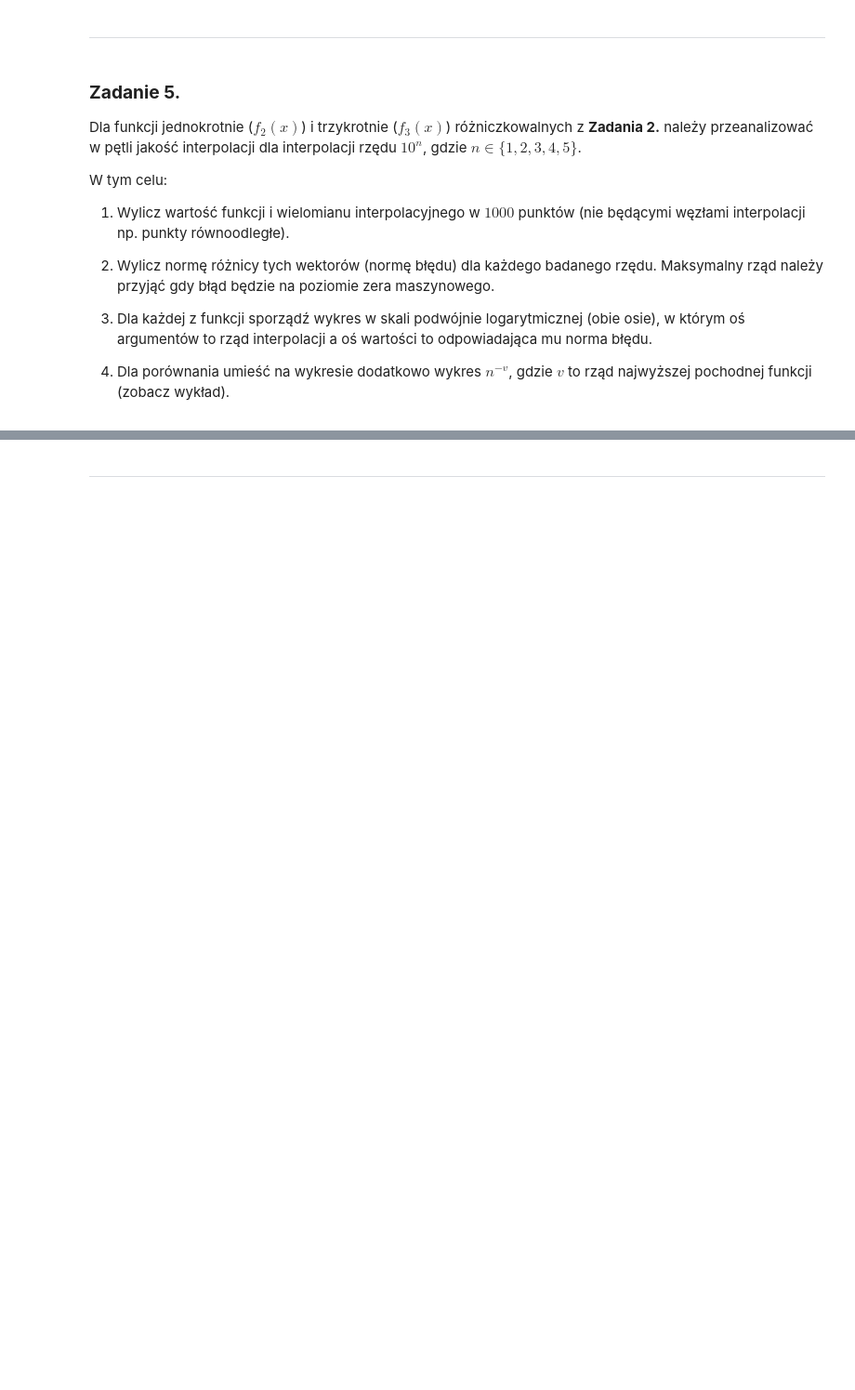
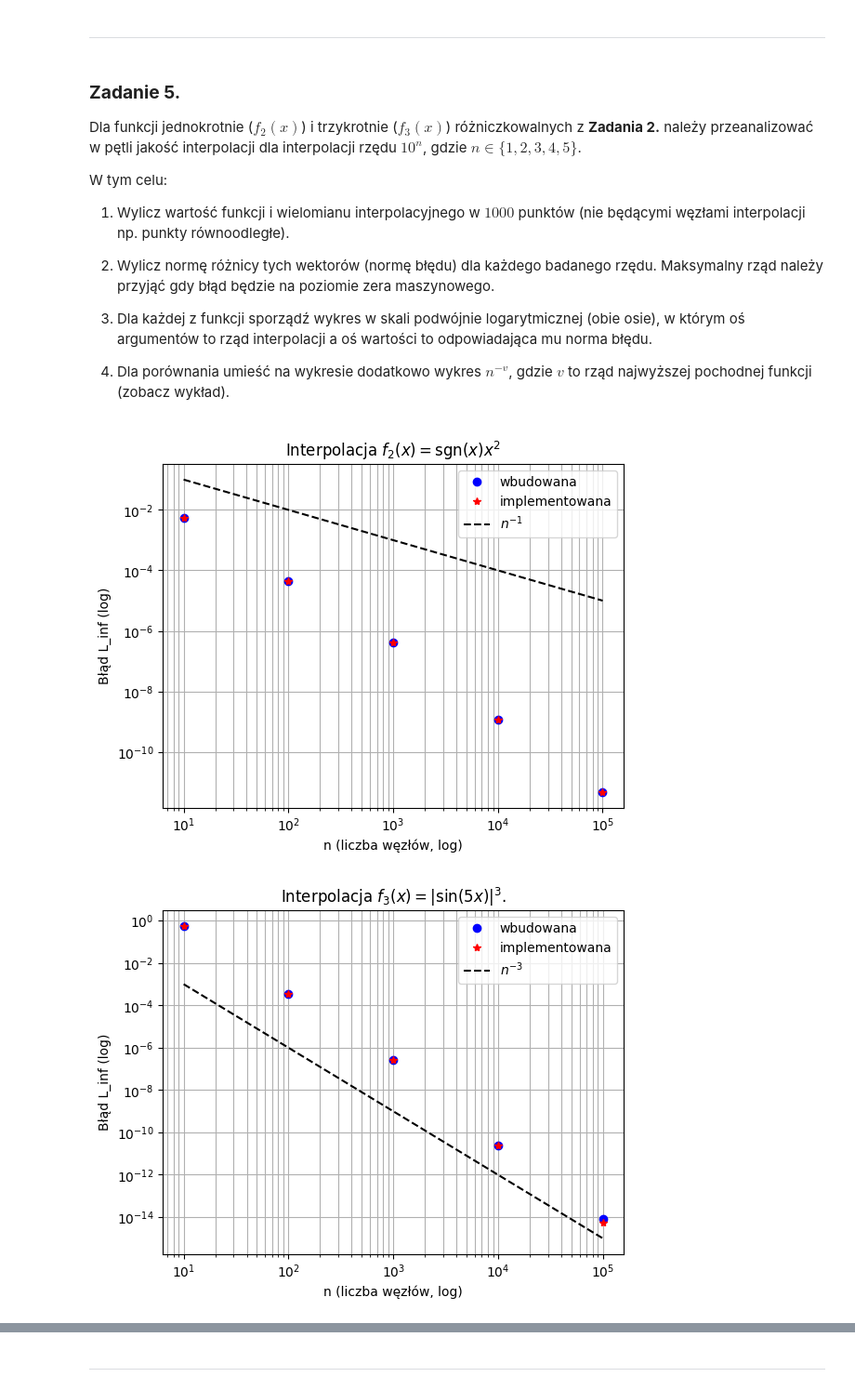
Before and after one commit to MN-KJ-2025/lab9-interpolacja-karolozog15, a Jupyter notebook: sprawozdanie.ipynb, the cells around one changed output, grey strips where cells are left out. Shown at 93% size. Drawn from its saved outputs; the diff is of its cells as text; code cells hidden in the pictures; blank space fills up the shorter version.

```diff
--- a/sprawozdanie.ipynb
+++ b/sprawozdanie.ipynb
@@ -200,0 +271,59 @@ W tym celu:
+# %%
+# ===== Twoja implementacja tutaj =====
+x = np.linspace(-1, 1, 2000)
+x = np.array(x)
+
+ns=np.array([10**k for k in [1,2,3,4,5]])
+v=1
+
+L_wbud = []
+L_imp = []
+
+for n in ns:
+    xch = np.array(main.chebyshev_nodes(n))
+
+    yimp = sp.interpolate.barycentric_interpolate(xch, f2(xch), x)
+    w = main.bar_cheb_weights(n)
+    yimp_main = main.barycentric_inte(xch, f2(xch), w, x)
+
+    L_wbud.append(main.L_inf(yimp, f2(x)))
+    L_imp.append(main.L_inf(yimp_main, f2(x)))
+
+plt.figure()
+plt.loglog(ns, L_wbud, 'bo', label='wbudowana')
+plt.loglog(ns, L_imp, 'r*', label='implementowana')
+plt.loglog(ns.astype(float), ns.astype(float)**(-v), 'k--', label=r'$n^{-1}$')
+plt.xlabel("n (liczba węzłów, log)")
+plt.ylabel("Błąd L_inf (log)")
+plt.title("Interpolacja $f_2(x) = \mathrm{sgn}(x)x^{2}$")
+plt.grid(True, which="both")
+plt.legend()
+plt.show()
+
+L_wbud = []
+L_imp = []
+
+for n in ns:
+    xch = np.array(main.chebyshev_nodes(n))
+
+    yimp = sp.interpolate.barycentric_interpolate(xch, f3(xch), x)
+    w = main.bar_cheb_weights(n)
+    yimp_main = main.barycentric_inte(xch, f3(xch), w, x)
+
+    L_wbud.append(main.L_inf(yimp, f3(x)))
+    L_imp.append(main.L_inf(yimp_main, f3(x)))
+v=3
+
+plt.figure()
+plt.loglog(ns, L_wbud, 'bo', label='wbudowana')
+plt.loglog(ns, L_imp, 'r*', label='implementowana')
+plt.loglog(ns.astype(float), ns.astype(float)**(-v), 'k--', label=r'$n^{-3}$')
+plt.xlabel("n (liczba węzłów, log)")
+plt.ylabel("Błąd L_inf (log)")
+plt.title("Interpolacja $f_3(x)=|\sin(5 x)|^3$.")
+plt.grid(True, which="both")
+plt.legend()
+plt.show()
+# %% [output]
+[figure, added]
+[figure, added]
```
Also changed, not shown: parts of 14 cells of this notebook.
